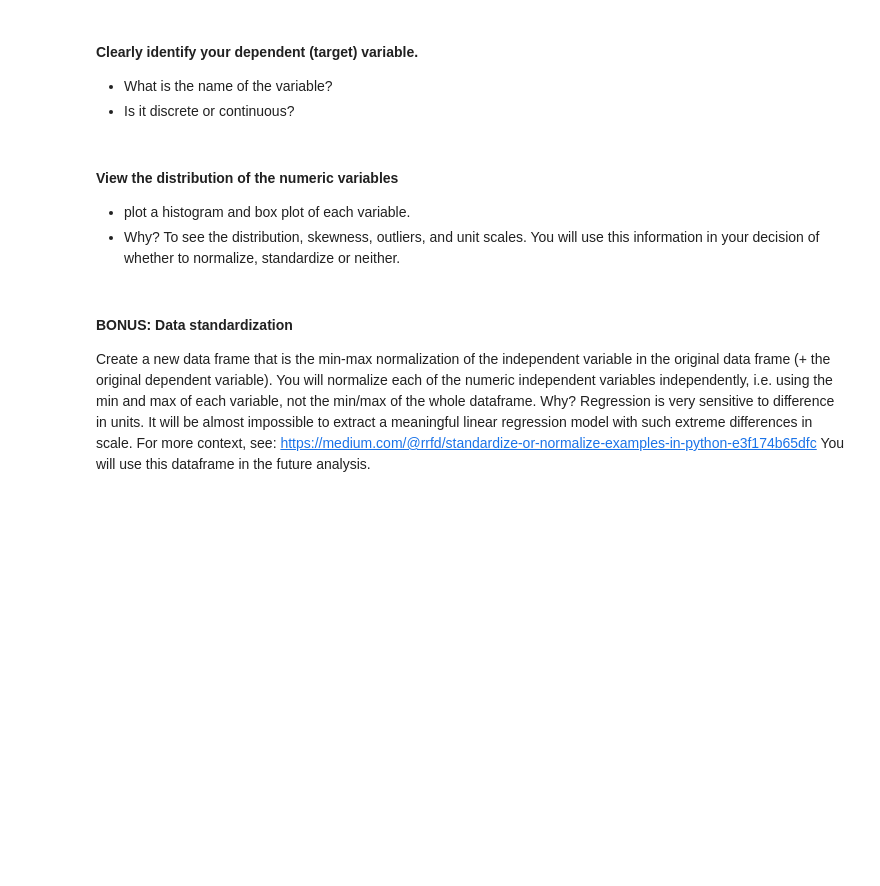
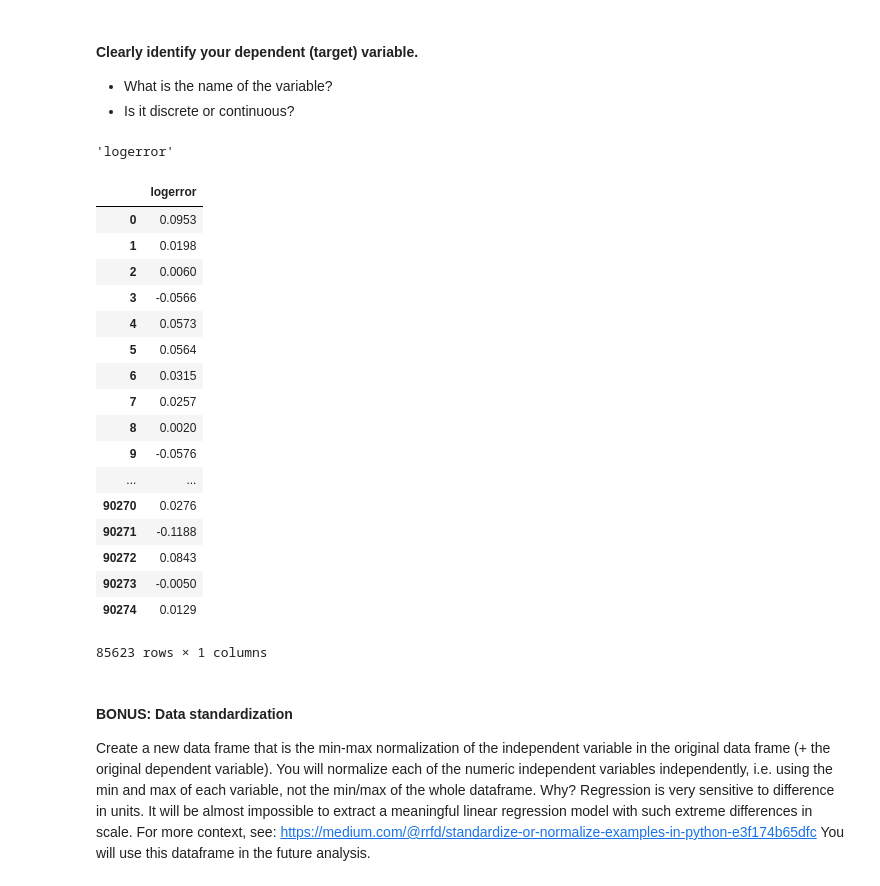
Before and after one commit to HackneyChad/Codeup_DS_projects, a Jupyter notebook: Regression_Project.ipynb, the cells around one changed output. Saved outputs shown, nothing was run; the diff lists cells and outputs as text; code cells hidden in the pictures; blank space fills up the shorter version.

```diff
--- a/Regression_Project.ipynb
+++ b/Regression_Project.ipynb
@@ -283,10 +308,35 @@ Why? During exploration, you will likely use this list to refer to the attribute
 #### Clearly identify your dependent (target) variable.
 - What is the name of the variable?
 - Is it discrete or continuous?
-# %% [markdown]
-#### View the distribution of the numeric variables
-- plot a histogram and box plot of each variable.
-- Why? To see the distribution, skewness, outliers, and unit scales. You will use this information in your decision of whether to normalize, standardize or neither.
+# %%
+# dependent variable is logerror
+y = df_fixed.columns.values[9]
+y
+# %% [output]
+'logerror'
+# %%
+# continuous
+continuous = df_fixed[['logerror']]
+continuous
+# %% [output]
+|  | logerror |
+| 0 | 0.0953 |
+| 1 | 0.0198 |
+| 2 | 0.0060 |
+| 3 | -0.0566 |
+| 4 | 0.0573 |
+| 5 | 0.0564 |
+| 6 | 0.0315 |
+| 7 | 0.0257 |
+| 8 | 0.0020 |
+| 9 | -0.0576 |
+| ... | ... |
+| 90270 | 0.0276 |
+| 90271 | -0.1188 |
+| 90272 | 0.0843 |
+| 90273 | -0.0050 |
+| 90274 | 0.0129 |
+85623 rows × 1 columns
 # %% [markdown]
 #### BONUS:  Data standardization
 Create a new data frame that is the min-max normalization of the independent variable in the original data frame (+ the original dependent variable). You will normalize each of the numeric independent variables independently, i.e. using the min and max of each variable, not the min/max of the whole dataframe. Why? Regression is very sensitive to difference in units. It will be almost impossible to extract a meaningful linear regression model with such extreme differences in scale. For more context, see: https://medium.com/@rrfd/standardize-or-normalize-examples-in-python-e3f174b65dfc
```
Also changed, not shown: parts of 41 cells of this notebook.
